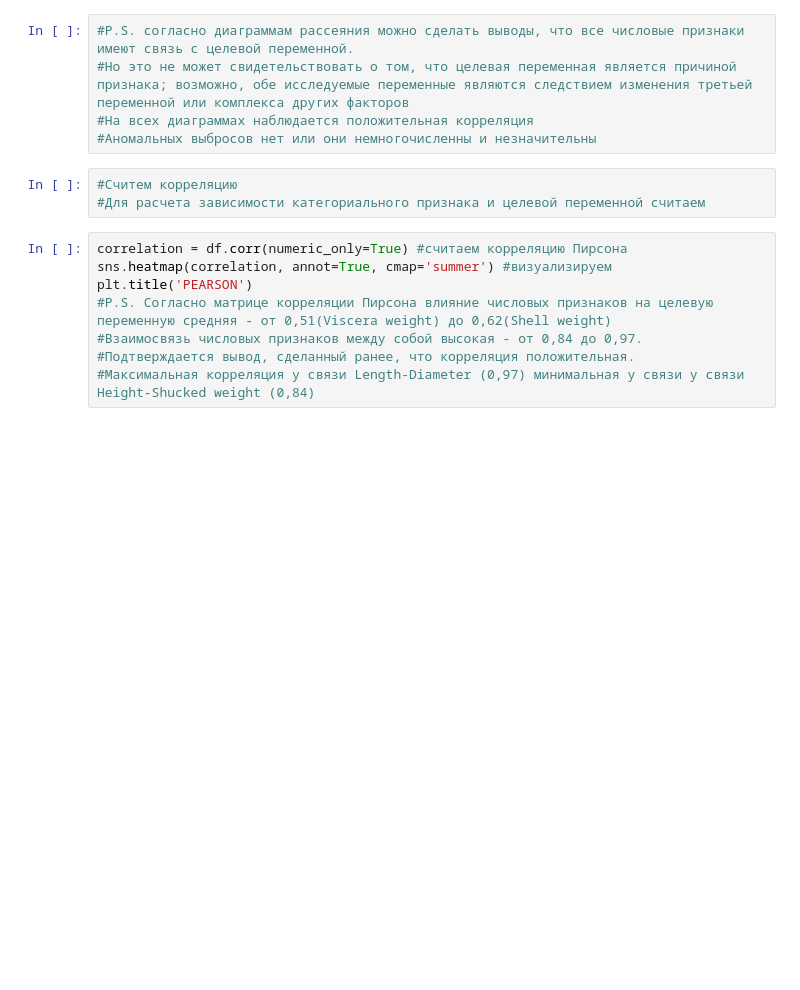
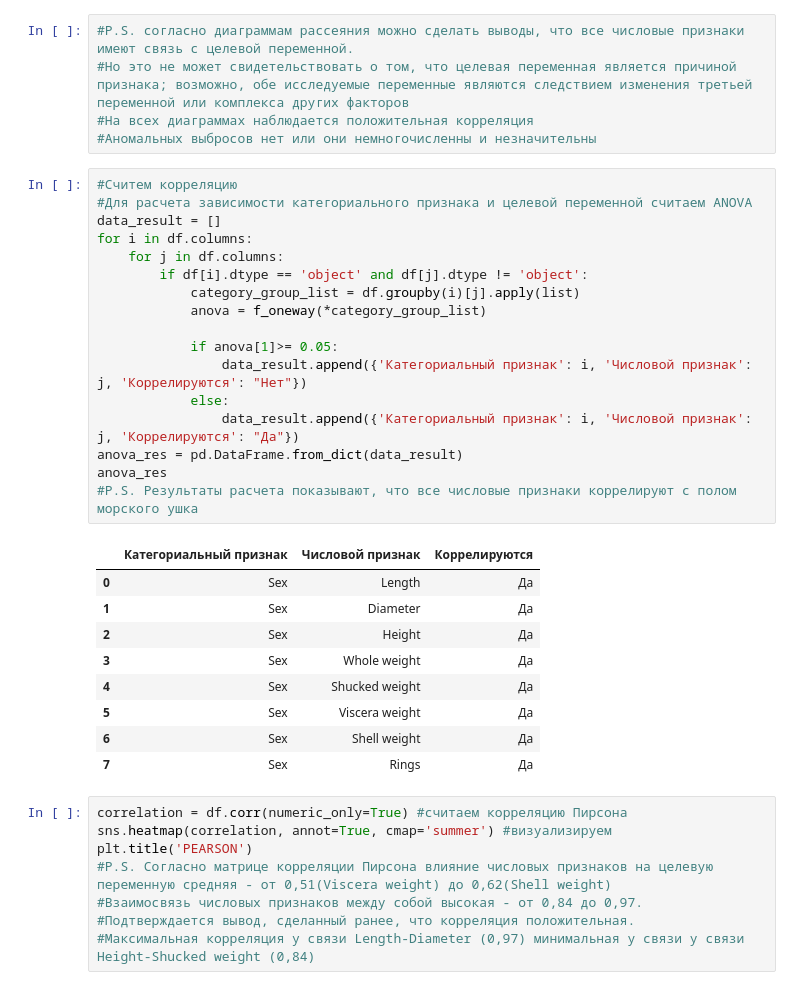
Before and after one commit to borshcheed13/ML_Abalone_Homework, a Jupyter notebook: ML_Abalone_homework.ipynb, the cells around one changed output. Drawn from its saved outputs; the diff is of its cells as text; blank space fills up the shorter version.

```diff
--- a/ML_Abalone_homework.ipynb
+++ b/ML_Abalone_homework.ipynb
@@ -256,9 +232,33 @@ plt.show()
 #Но это не может свидетельствовать о том, что целевая переменная является причиной признака; возможно, обе исследуемые переменные являются следствием изменения третьей переменной или комплекса других факторов
 #На всех диаграммах наблюдается положительная корреляция
 #Аномальных выбросов нет или они немногочисленны и незначительны
-# %%
-#Считем корреляцию
-#Для расчета зависимости категориального признака и целевой переменной считаем
+# %%
+#Считем корреляцию
+#Для расчета зависимости категориального признака и целевой переменной считаем ANOVA
+data_result = []
+for i in df.columns:
+    for j in df.columns:
+        if df[i].dtype == 'object' and df[j].dtype != 'object':
+            category_group_list = df.groupby(i)[j].apply(list)
+            anova = f_oneway(*category_group_list)
+
+            if anova[1]>= 0.05:
+                data_result.append({'Категориальный признак': i, 'Числовой признак': j, 'Коррелируются': "Нет"})
+            else:
+                data_result.append({'Категориальный признак': i, 'Числовой признак': j, 'Коррелируются': "Да"})
+anova_res = pd.DataFrame.from_dict(data_result)
+anova_res
+#P.S. Результаты расчета показывают, что все числовые признаки коррелируют с полом морского ушка
+# %% [output]
+|  | Категориальный признак | Числовой признак | Коррелируются |
+| 0 | Sex | Length | Да |
+| 1 | Sex | Diameter | Да |
+| 2 | Sex | Height | Да |
+| 3 | Sex | Whole weight | Да |
+| 4 | Sex | Shucked weight | Да |
+| 5 | Sex | Viscera weight | Да |
+| 6 | Sex | Shell weight | Да |
+| 7 | Sex | Rings | Да |
 # %%
 correlation = df.corr(numeric_only=True) #считаем корреляцию Пирсона
 sns.heatmap(correlation, annot=True, cmap='summer') #визуализируем
```
Also changed, not shown: parts of 30 cells of this notebook.
